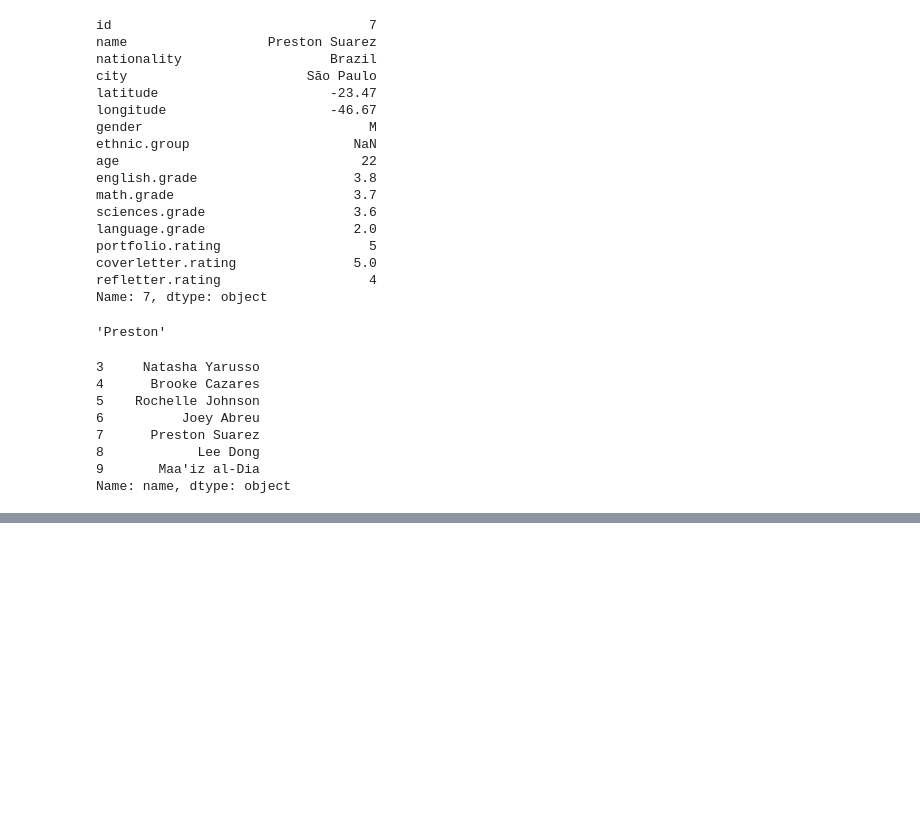
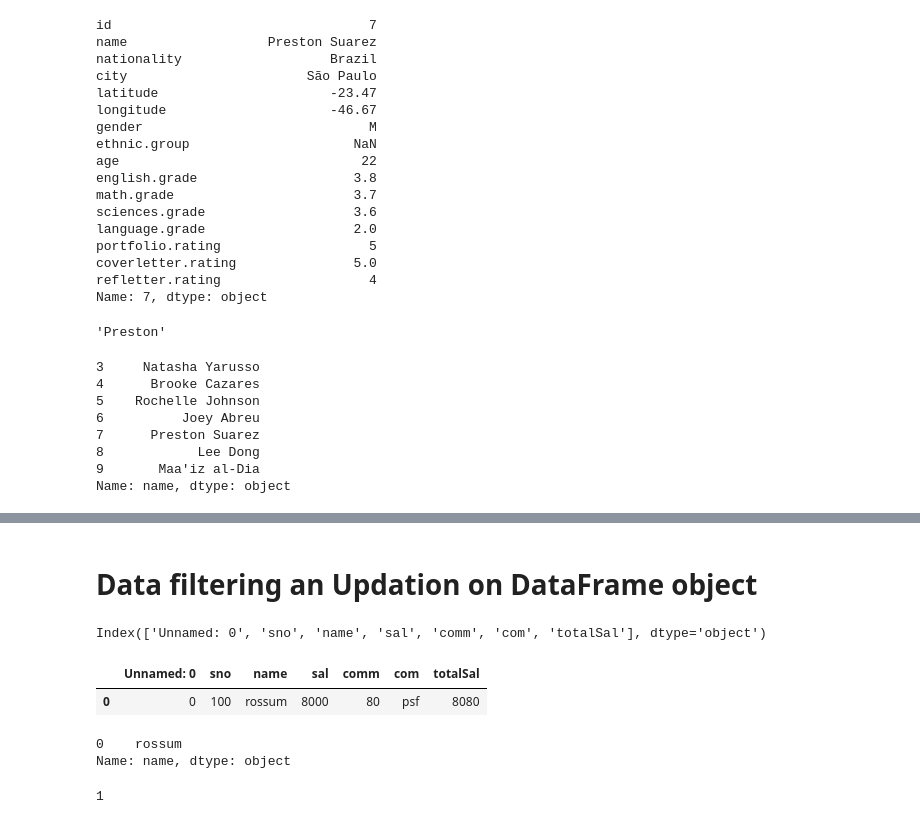
Before and after one commit to erDeep64930/DataAnalyst_DPK, a Jupyter notebook: kvrDataScience/notes.ipynb, the cells around one changed output, grey strips where cells are left out. Cells and saved outputs as stored; diff of their text form; code cells hidden in the pictures; blank space fills up the shorter version.

```diff
--- a/kvrDataScience/notes.ipynb
+++ b/kvrDataScience/notes.ipynb
@@ -4468,0 +4828,4 @@ Name: name, dtype: object
+# %%
+# get the data
+df=pd.read_csv("D:\\clone\\DataAnalyst_DPK\\files\\Modifiedemp.csv")
+print(df)
@@ -4468,0 +4840,2 @@ Name: name, dtype: object
+# %% [markdown]
+# Data filtering an Updation on DataFrame object
@@ -4468,0 +4844,20 @@ Name: name, dtype: object
+# %%
+df.columns
+# %% [output]
+Index(['Unnamed: 0', 'sno', 'name', 'sal', 'comm', 'com', 'totalSal'], dtype='object')
+# %%
+df.loc[df["com"]=="psf"]
+# %% [output]
+|  | Unnamed: 0 | sno | name | sal | comm | com | totalSal |
+| 0 | 0 | 100 | rossum | 8000 | 80 | psf | 8080 |
+# %%
+#to get only names
+df.loc[df["com"]=="psf"]["name"]
+# %% [output]
+0    rossum
+Name: name, dtype: object
+# %%
+# count the number of people
+len(df.loc[df["com"]=="psf"]["name"])
+# %% [output]
+1
```
Also changed, not shown: parts of 59 cells of this notebook, 2 other files.
